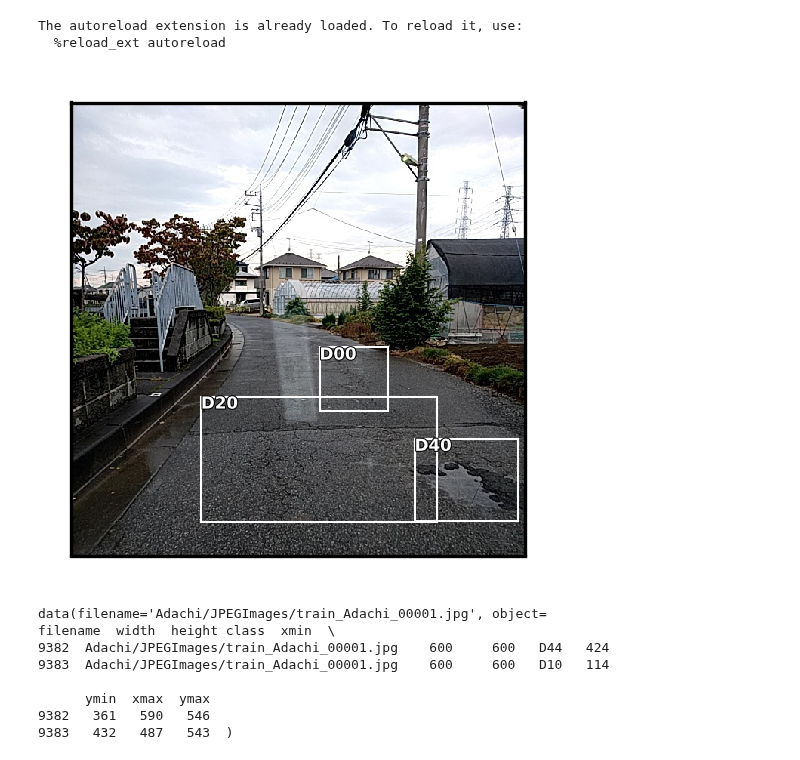
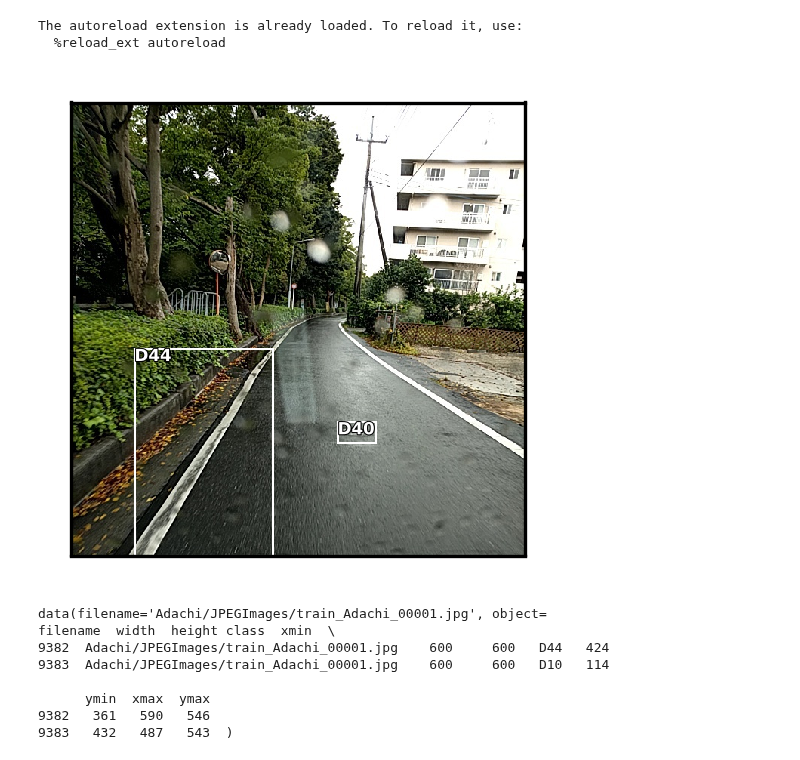
Before and after one commit to deepditch/deep.lib, a Jupyter notebook: RoadDamageData.ipynb, the cells around one changed output. Cells and saved outputs as stored; diff of their text form; code cells hidden in the pictures.

```diff
--- a/RoadDamageData.ipynb
+++ b/RoadDamageData.ipynb
@@ -78,9 +78,9 @@ for ob in images:
             potholes.append(ob)
             break;
 # %%
-print_example(potholes[2])
+print_example(potholes[6])
 # %% [output]
-[figure, old version]
+[figure, new version]
 # %%
 images[0]
 # %% [output]
```
Also changed, not shown: parts of 2 cells of this notebook, 11 other files.
